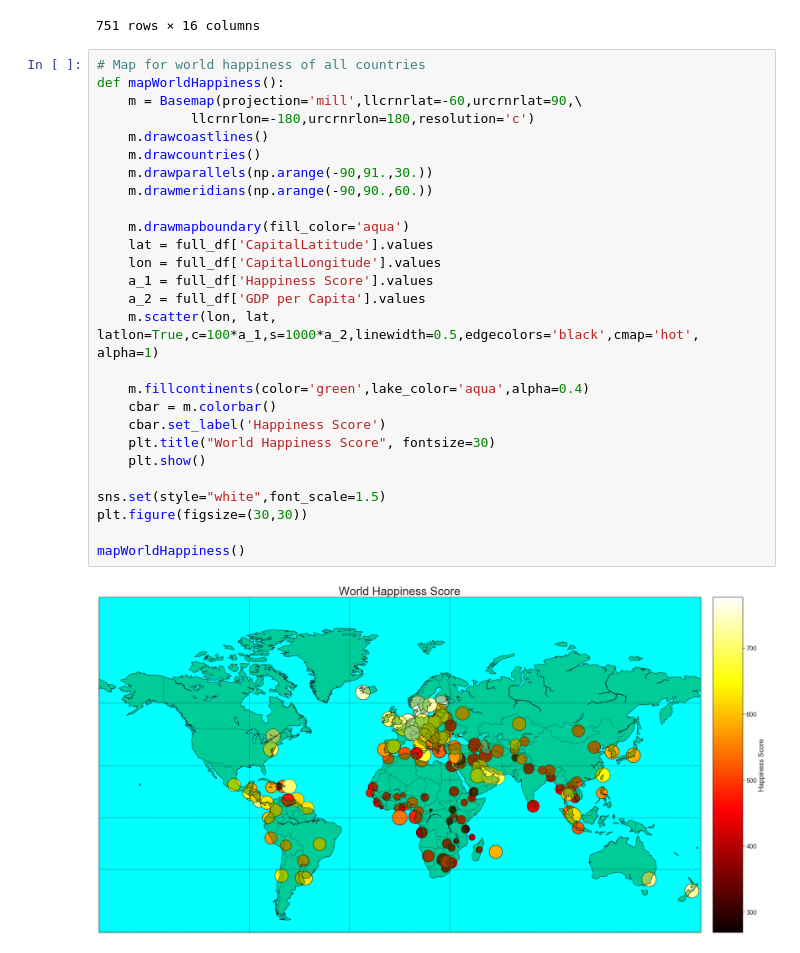
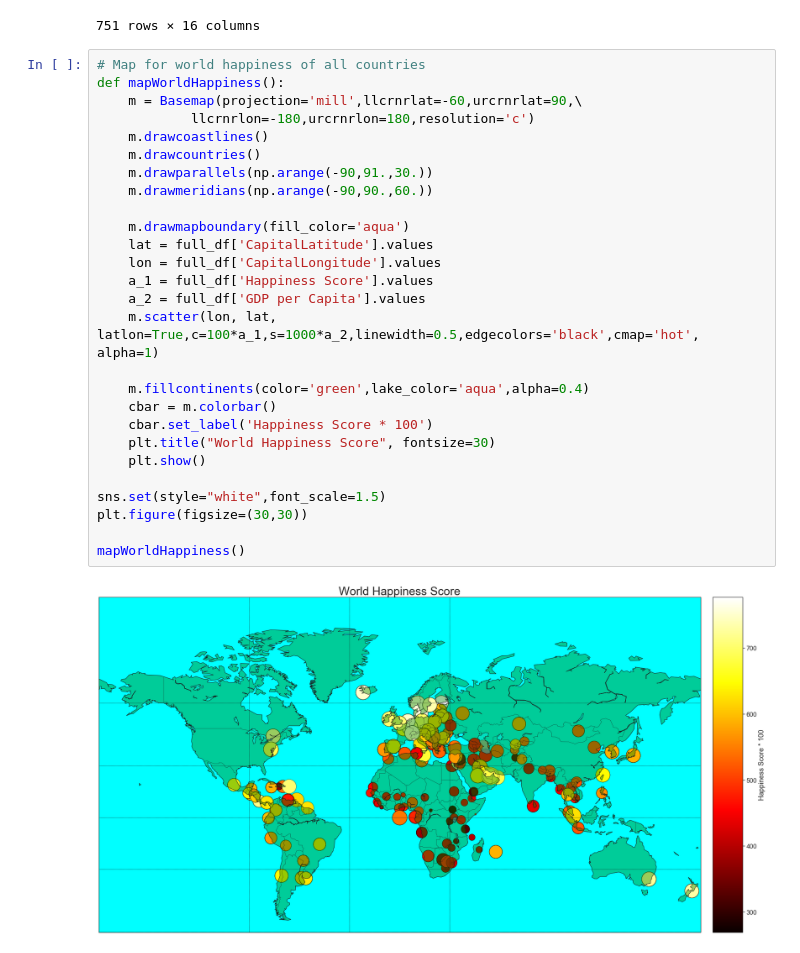
Before and after one commit to ravin013/World-Happiness-Analysis, a Jupyter notebook: World Happiness Data Analysis.ipynb, the cells around one changed output. Drawn from its saved outputs; the diff is of its cells as text.

```diff
--- a/World Happiness Data Analysis.ipynb
+++ b/World Happiness Data Analysis.ipynb
@@ -228,29 +228,29 @@ full_df
 # %%
 # Map for world happiness of all countries
 def mapWorldHappiness():
     m = Basemap(projection='mill',llcrnrlat=-60,urcrnrlat=90,\
             llcrnrlon=-180,urcrnrlon=180,resolution='c')
     m.drawcoastlines()
     m.drawcountries()
     m.drawparallels(np.arange(-90,91.,30.))
     m.drawmeridians(np.arange(-90,90.,60.))
 
     m.drawmapboundary(fill_color='aqua')
     lat = full_df['CapitalLatitude'].values
     lon = full_df['CapitalLongitude'].values
     a_1 = full_df['Happiness Score'].values
     a_2 = full_df['GDP per Capita'].values
     m.scatter(lon, lat, latlon=True,c=100*a_1,s=1000*a_2,linewidth=0.5,edgecolors='black',cmap='hot', alpha=1)
 
     m.fillcontinents(color='green',lake_color='aqua',alpha=0.4)
     cbar = m.colorbar()
-    cbar.set_label('Happiness Score')
+    cbar.set_label('Happiness Score * 100')
     plt.title("World Happiness Score", fontsize=30)
     plt.show()
 
 sns.set(style="white",font_scale=1.5)
 plt.figure(figsize=(30,30))
 
 mapWorldHappiness()
 # %% [output]
-[figure, old version]
+[figure, new version]
```
Also changed, not shown: parts of 10 cells of this notebook, 1 other file.
